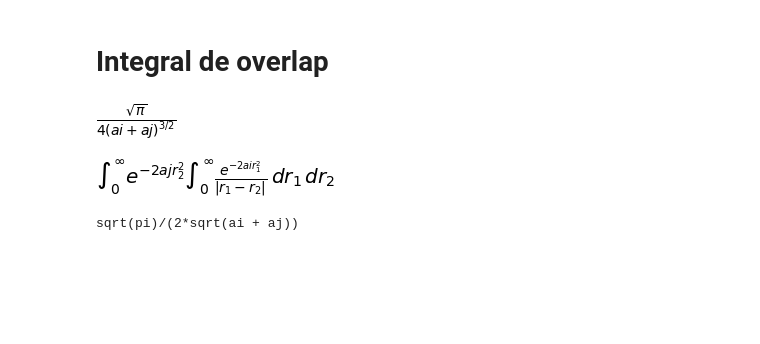
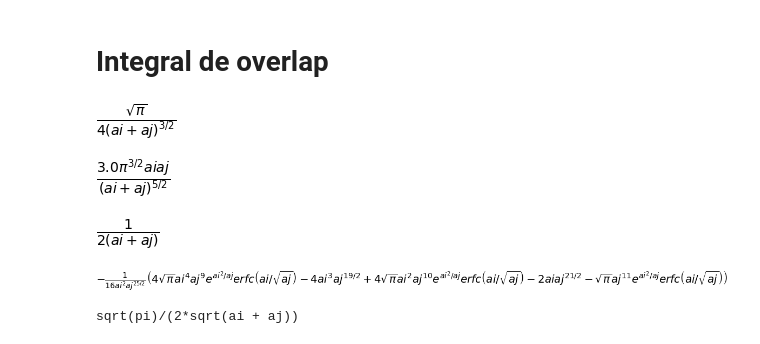
Before and after one commit to flsanchez/E3, a Jupyter notebook: guia_1/Hvariacional.ipynb, the cells around one changed output. Drawn from its saved outputs; the diff is of its cells as text; code cells hidden in the pictures; blank space fills up the shorter version.

```diff
--- a/guia_1/Hvariacional.ipynb
+++ b/guia_1/Hvariacional.ipynb
@@ -80,12 +80,18 @@ sp.simplify(sp.integrate(sp.exp(-aj*r**2)*sp.exp(-ai*r**2)*r**2,(r,0,oo)))
 [figure]
 # %%
 a = sp.simplify(sp.integrate(sp.exp(-aj*r**2)*(-0.5)*sp.diff(sp.exp(-ai*r**2),r,2)*r**2,(r,0,oo)))
+b = sp.simplify(sp.integrate(sp.exp(-aj*r**2)*(-1)*sp.diff(sp.exp(-ai*r**2),r,1)*r,(r,0,oo)))
+4*sp.pi*sp.simplify(a+b)
+# %% [output]
+[figure, added]
 # %%
-b = sp.simplify(sp.integrate(sp.exp(-ai*r**2)*(-1/r)*sp.diff(sp.exp(-aj*r**2),r,1)*r**2,(r,0,oo)))
+sp.simplify(sp.integrate(sp.exp(-ai*r**2)*sp.exp(-aj*r**2)*r,(r,0,oo)))
+# %% [output]
+[figure, added]
 # %%
-sp.simplify(sp.integrate(sp.exp(-2*ai*r1**2)*sp.exp(-2*aj*r2**2)/sp.Abs(r1-r2),(r1,0,oo),(r2,0,oo)))
+sp.cancel(sp.simplify(sp.integrate(sp.exp(-aj*r2**2)*sp.exp(-ai*r1*2)*r2**2*r1,(r1,r2,oo),(r2,0,oo))))
 # %% [output]
-[figure, old version]
+[figure, new version]
 # %%
 sp.simplify(sp.integrate(sp.exp(-aj*r**2)*sp.exp(-ai*r**2),(r,0,oo)))
 # %% [output]
```
Also changed, not shown: 14 other files.
